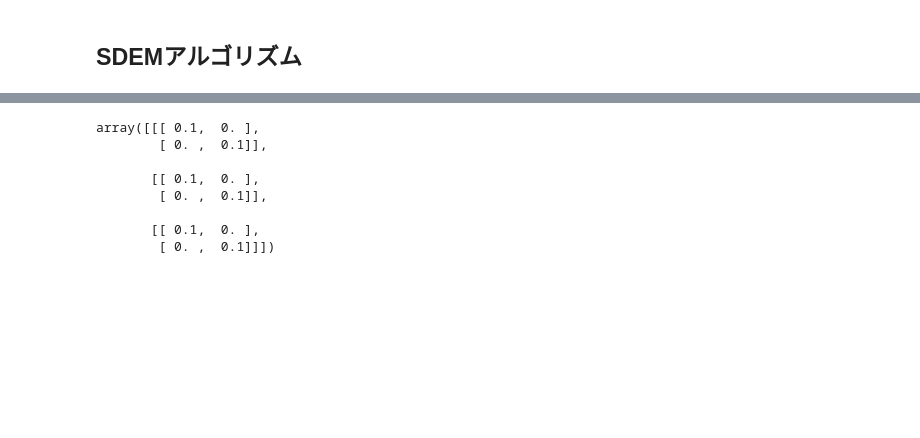
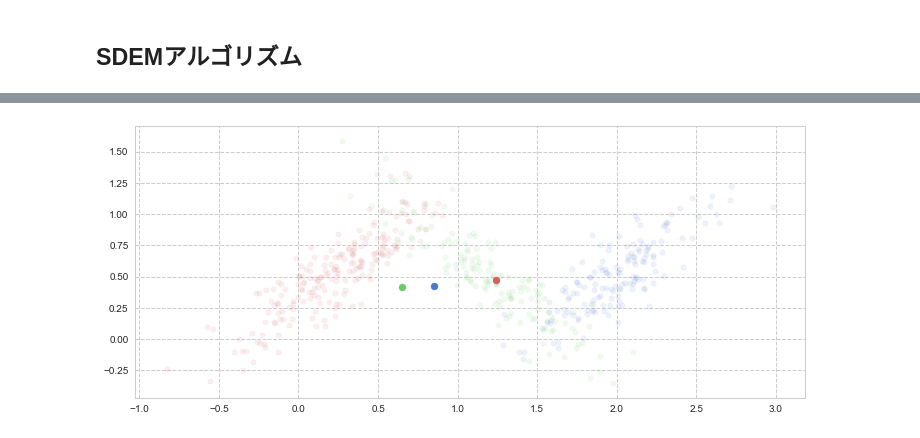
Before and after one commit to satetsu007/anomaly_detection, a Jupyter notebook: ipynb/SmartSifter.ipynb, the cells around one changed output, grey strips where cells are left out. Cells and saved outputs as stored; diff of their text form; code cells hidden in the pictures; blank space fills up the shorter version.

```diff
--- a/ipynb/SmartSifter.ipynb
+++ b/ipynb/SmartSifter.ipynb
@@ -93,5 +112,2 @@ plt.show()
 # %% [markdown]
 ## SDEMアルゴリズム
-# %%
-tmp = np.arange(0, np.pi*2, 0.01)
-y = np.array([np.sin(tmp), np.cos(tmp)]).T
@@ -152,11 +233,9 @@ class SDEM:
             self.update(y[self.t-1])
 # %%
 alpha = 1.0
-r = 0.1
-k = 6
-T = y.shape[0]
-d = y.shape[1]
+k = 3
+T = data.shape[0]
+d = data.shape[1]
+r = 1/T
 
 sdem = SDEM(r, alpha, k, T, d)
-# %%
-sdem.train(y)
@@ -188,11 +242,16 @@ sigma = np.asanyarray(
-# %%
-sigma
-# %% [output]
-array([[[ 0.1,  0. ],
-        [ 0. ,  0.1]],
-
-       [[ 0.1,  0. ],
-        [ 0. ,  0.1]],
-
-       [[ 0.1,  0. ],
-        [ 0. ,  0.1]]])
+# %%
+sdem.train(data)
+#for j in range(30):
+#    for i in range(500):
+#        sdem.update(data[i])
+#    sdem.t = 1
+# %%
+# plot generated data
+plt.figure(figsize=(12, 5))
+for i in range(3):
+    plt.scatter(org_data[org_data[:,2]==i][:,0], org_data[org_data[:,2]==i][:,1], s=30, c=c[i], alpha=0.1)
+#c_ = ["c", "m", "y"]
+for i in range(3):
+    plt.scatter(sdem.mu[-1, i, 0], sdem.mu[-1, i, 1], s=50, c=c[i])
+# %% [output]
+[figure, added]
```
Also changed, not shown: parts of 20 cells of this notebook, 7 other files.
